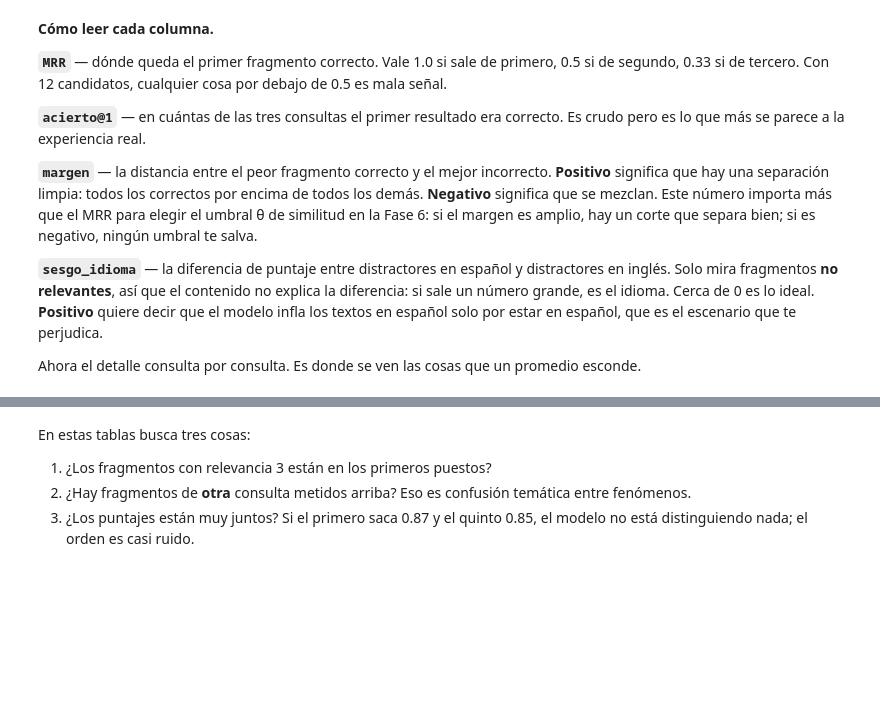
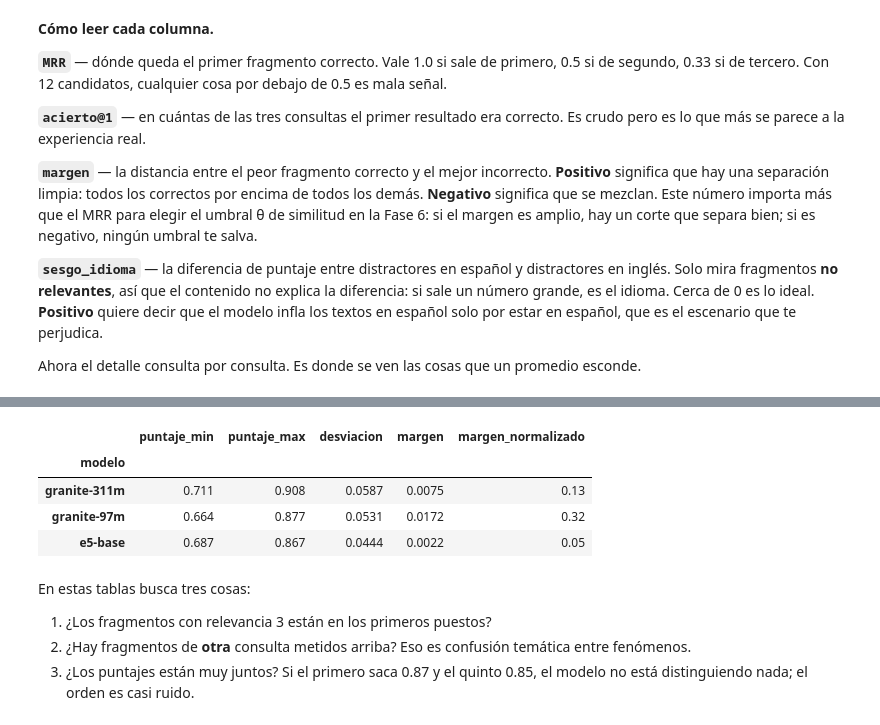
Before and after one commit to danielbenavides-git/codefest-ad-astra-2026, a Jupyter notebook: notebooks/benchmark_encoders.ipynb, the cells around one changed output, grey strips where cells are left out. Drawn from its saved outputs; the diff is of its cells as text; code cells hidden in the pictures; blank space fills up the shorter version.

```diff
--- a/notebooks/benchmark_encoders.ipynb
+++ b/notebooks/benchmark_encoders.ipynb
@@ -291,3 +357,24 @@ for id_consulta in [c["id"] for c in CONSULTAS]:
+# %%
+filas_disp = []
+for alias, M in matrices.items():
+    plano = M.flatten()
+    filas_disp.append({
+        "modelo": alias,
+        "puntaje_min": round(float(plano.min()), 3),
+        "puntaje_max": round(float(plano.max()), 3),
+        "desviacion": round(float(plano.std()), 4),
+    })
+
+disp = pd.DataFrame(filas_disp).set_index("modelo")
+disp["margen"] = pd.DataFrame(resultados_b2).set_index("config")["margen"]
+disp["margen_normalizado"] = (disp["margen"] / disp["desviacion"]).round(2)
+disp
+# %% [output]
+|  | puntaje_min | puntaje_max | desviacion | margen | margen_normalizado |
+| modelo |  |  |  |  |  |
+| granite-311m | 0.711 | 0.908 | 0.0587 | 0.0075 | 0.13 |
+| granite-97m | 0.664 | 0.877 | 0.0531 | 0.0172 | 0.32 |
+| e5-base | 0.687 | 0.867 | 0.0444 | 0.0022 | 0.05 |
 # %% [markdown]
 En estas tablas busca tres cosas:
 
```
Also changed, not shown: parts of 10 cells of this notebook.
